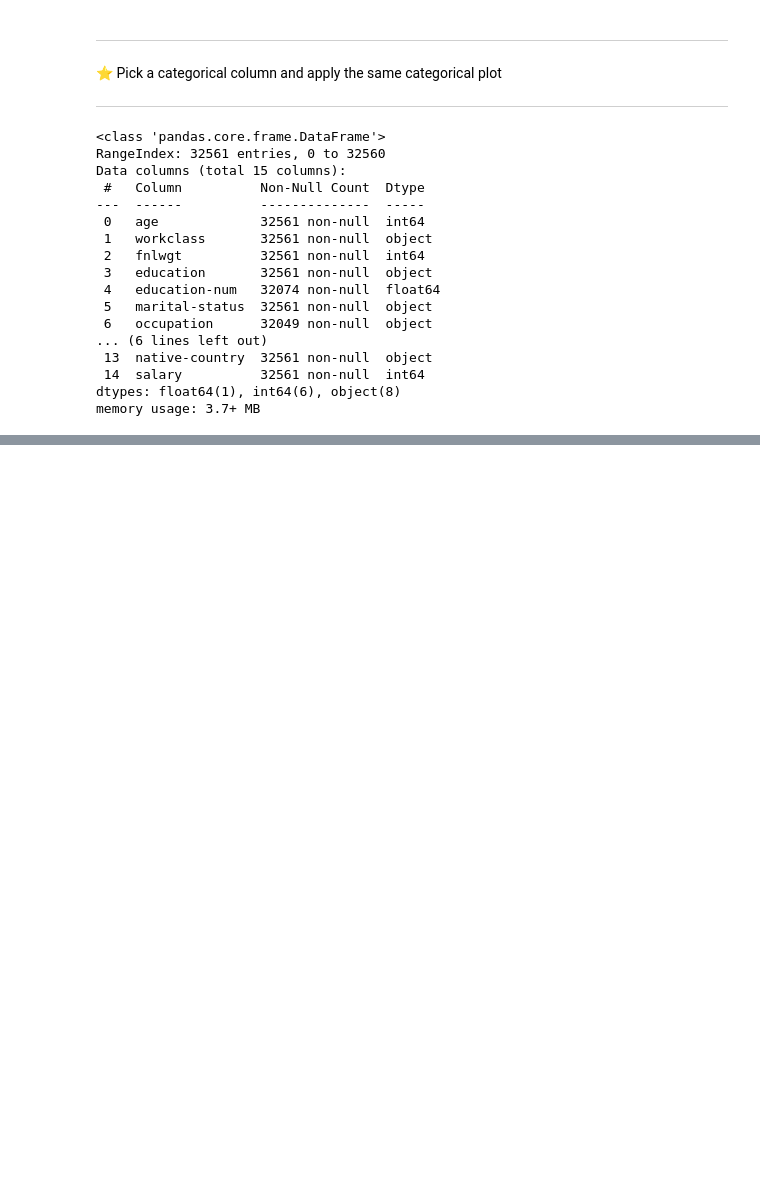
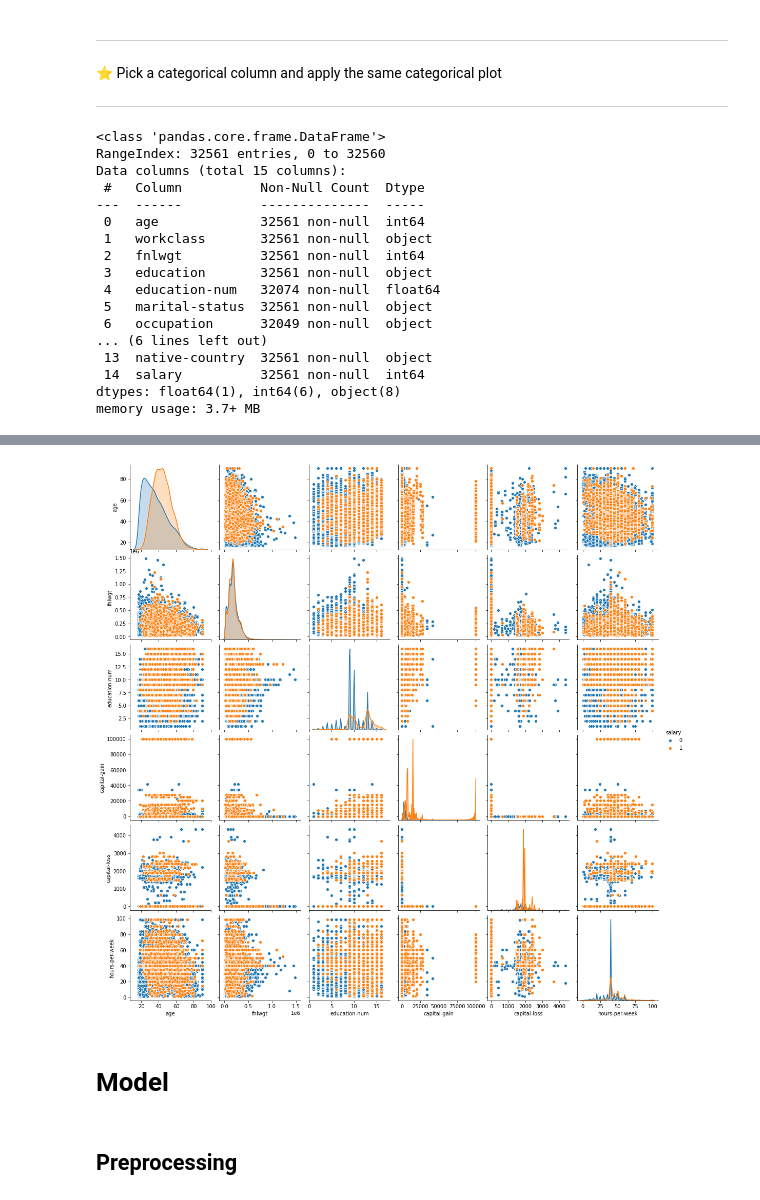
Before and after one commit to aryanfaghihi/ai-course, a Jupyter notebook: Tabular 2.ipynb, the cells around one changed output, grey strips where cells are left out. Drawn from its saved outputs; the diff is of its cells as text; code cells hidden in the pictures; blank space fills up the shorter version.

```diff
--- a/Tabular 2.ipynb
+++ b/Tabular 2.ipynb
@@ -199,0 +202,8 @@ plt.xticks(rotation=____);
+# %%
+sns.pairplot(data_mod, hue="salary");
+# %% [output]
+[figure, added]
+# %% [markdown]
+# Model
+# %% [markdown]
+## Preprocessing
```
Also changed, not shown: parts of 13 cells of this notebook.
